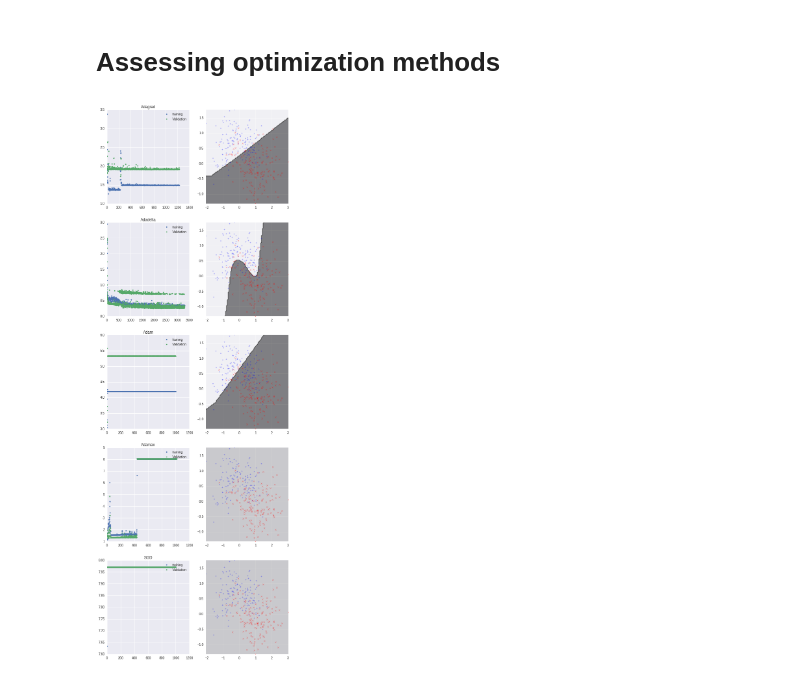
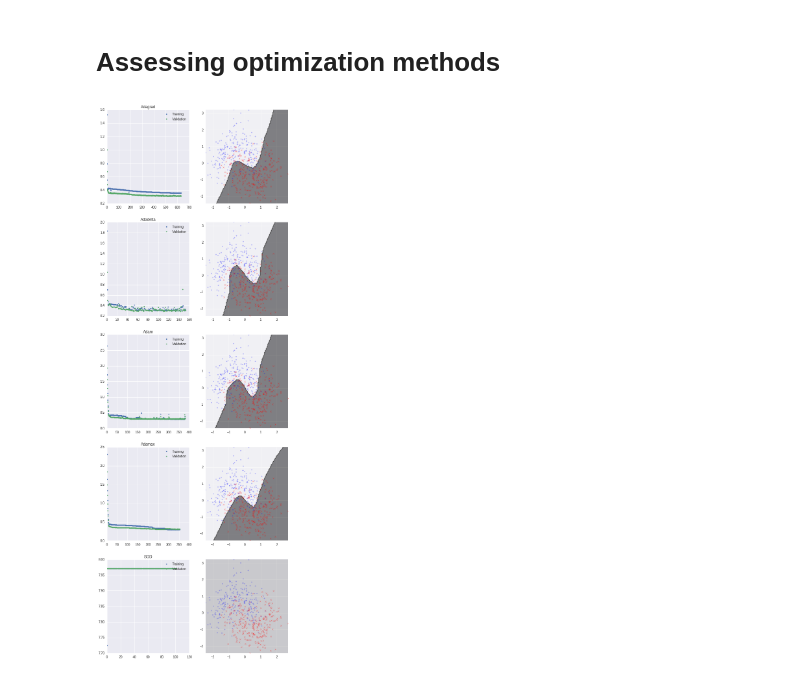
Before and after one commit to alvarouc/mlp, a Jupyter notebook: examples/moon_sklearn.ipynb, the cells around one changed output. Saved outputs shown, nothing was run; the diff lists cells and outputs as text; code cells hidden in the pictures.

```diff
--- a/examples/moon_sklearn.ipynb
+++ b/examples/moon_sklearn.ipynb
@@ -7,11 +7,14 @@ from sklearn.datasets import make_moons
 import numpy as np
 import pandas as pd
 import seaborn as sns
+from sklearn.preprocessing import StandardScaler as SS
 %matplotlib inline
-data, label = make_moons(n_samples=300, noise=0.4)
+data, label = make_moons(n_samples=500, noise=0.4)
 
-plt.plot(data[np.where(label==0)[0],0],data[np.where(label==0)[0],1],'r.', label='Label = 0')
-plt.plot(data[np.where(label==1)[0],0],data[np.where(label==1)[0],1],'b.', label='Label = 1')
+data_s = SS().fit_transform(data)
+
+plt.plot(data_s[np.where(label==0)[0],0],data[np.where(label==0)[0],1],'r.', label='Label = 0')
+plt.plot(data_s[np.where(label==1)[0],0],data[np.where(label==1)[0],1],'b.', label='Label = 1')
 
 plt.title('Moons')
 plt.xlabel('Feature 1')
@@ -146,22 +148,24 @@ plot_decision(clf_es, data)
 # %%
 optimizers = ['Adagrad', 'Adadelta', 'Adam', 'Adamax', 'SGD']
 
 plt.figure(figsize=(10,30))
 for n, optim in enumerate(optimizers):
-    params = {'n_hidden': 50, 'n_deep': 3,
+    params = {'n_hidden': 50, 'n_deep': 2,
+              'learning_rate': None,
+              'activation':'relu',
               'l1_norm': 0, 'l2_norm': 0,
-              'drop': 0, 'verbose': 0,
-              'max_epoch':10000, 'patience':1000,
+              'drop': 0, 'verbose': False,
+              'max_epoch':10000, 'patience':100,
               'early_stop': True, 'optimizer':optim}
 
     clf = MLP(**params)
-    clf.fit(data, label)
+    clf.fit(data_s, label)
     plt.subplot(5,2,2*n+1)
-    plt.plot(clf.history['loss'],'.', label='training')
+    plt.plot(clf.history['loss'],'.', label='Training')
     plt.plot(clf.history['val_loss'],'.', label='Validation')
     plt.legend()
     plt.title(optim)
     plt.subplot(5,2,2*n+2)
-    plot_decision(clf, data)
+    plot_decision(clf, data_s)
 # %% [output]
-[figure, old version]
+[figure, new version]
```
Also changed, not shown: parts of 3 cells of this notebook, 1 other file.
